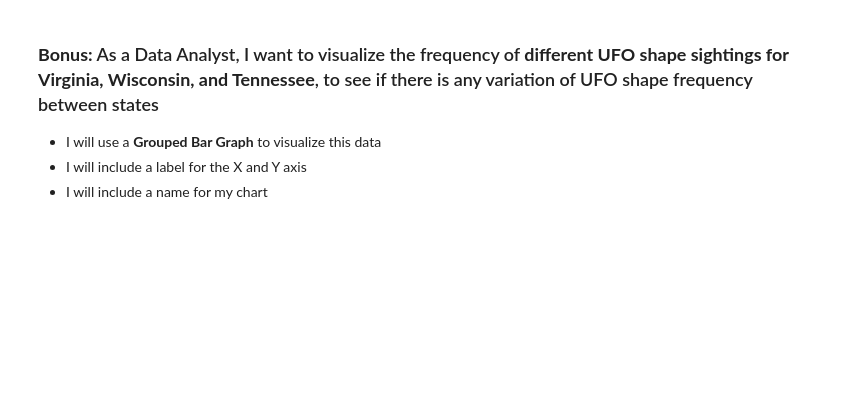
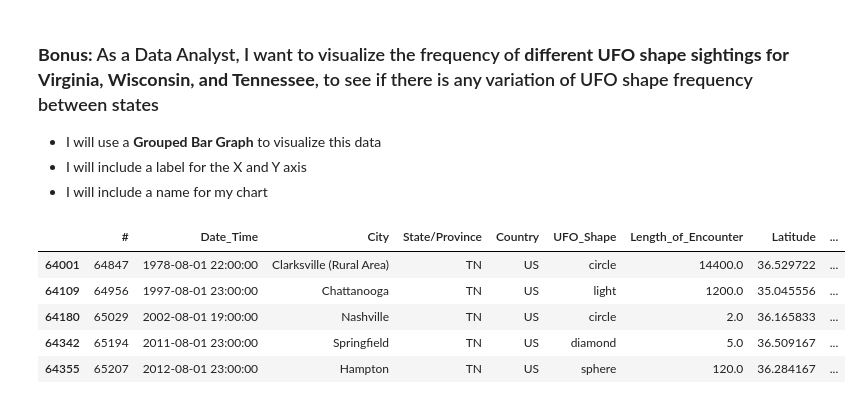
Before and after one commit to ambsthebear/Bears-UFO-Plots, a Jupyter notebook: Pandas_MatPlotLib_User_Stories.ipynb, the cells around one changed output. Cells and saved outputs as stored; diff of their text form; code cells hidden in the pictures; blank space fills up the shorter version.

```diff
--- a/Pandas_MatPlotLib_User_Stories.ipynb
+++ b/Pandas_MatPlotLib_User_Stories.ipynb
@@ -141,3 +141,15 @@ plt.xticks(clean_ufo_df["Hour"]);
 * I will use a **Grouped Bar Graph** to visualize this data
 * I will include a label for the X and Y axis
 * I will include a name for my chart
+# %%
+WI_sightings = clean_ufo_df[clean_ufo_df["State/Province"] == "WI"]
+VA_sightings = clean_ufo_df[clean_ufo_df["State/Province"] == "VA"]
+TN_sightings = clean_ufo_df[clean_ufo_df["State/Province"] == "TN"]
+target_states_sightings = pd.concat([WI_sightings, VA_sightings, TN_sightings])
+# %% [output]
+|  | # | Date_Time | City | State/Province | Country | UFO_Shape | Length_of_Encounter | Latitude | ... |
+| 64001 | 64847 | 1978-08-01 22:00:00 | Clarksville (Rural Area) | TN | US | circle | 14400.0 | 36.529722 | ... |
+| 64109 | 64956 | 1997-08-01 23:00:00 | Chattanooga | TN | US | light | 1200.0 | 35.045556 | ... |
+| 64180 | 65029 | 2002-08-01 19:00:00 | Nashville | TN | US | circle | 2.0 | 36.165833 | ... |
+| 64342 | 65194 | 2011-08-01 23:00:00 | Springfield | TN | US | diamond | 5.0 | 36.509167 | ... |
+| 64355 | 65207 | 2012-08-01 23:00:00 | Hampton | TN | US | sphere | 120.0 | 36.284167 | ... |
```
Also changed, not shown: parts of 1 cell of this notebook.
